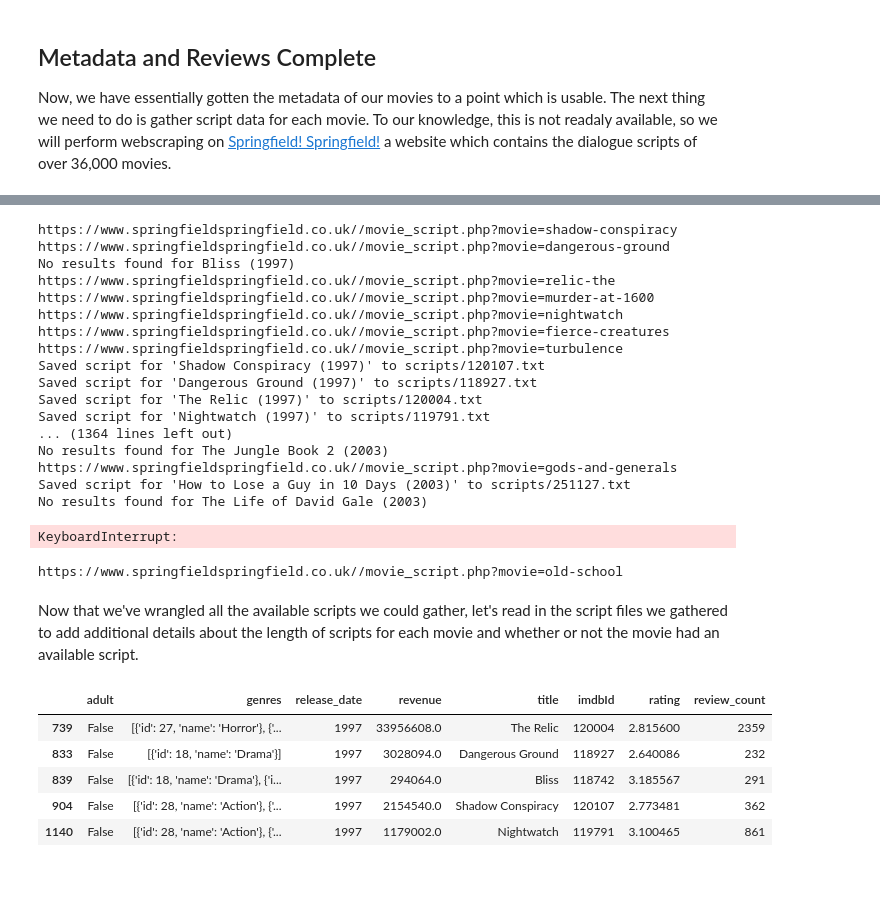
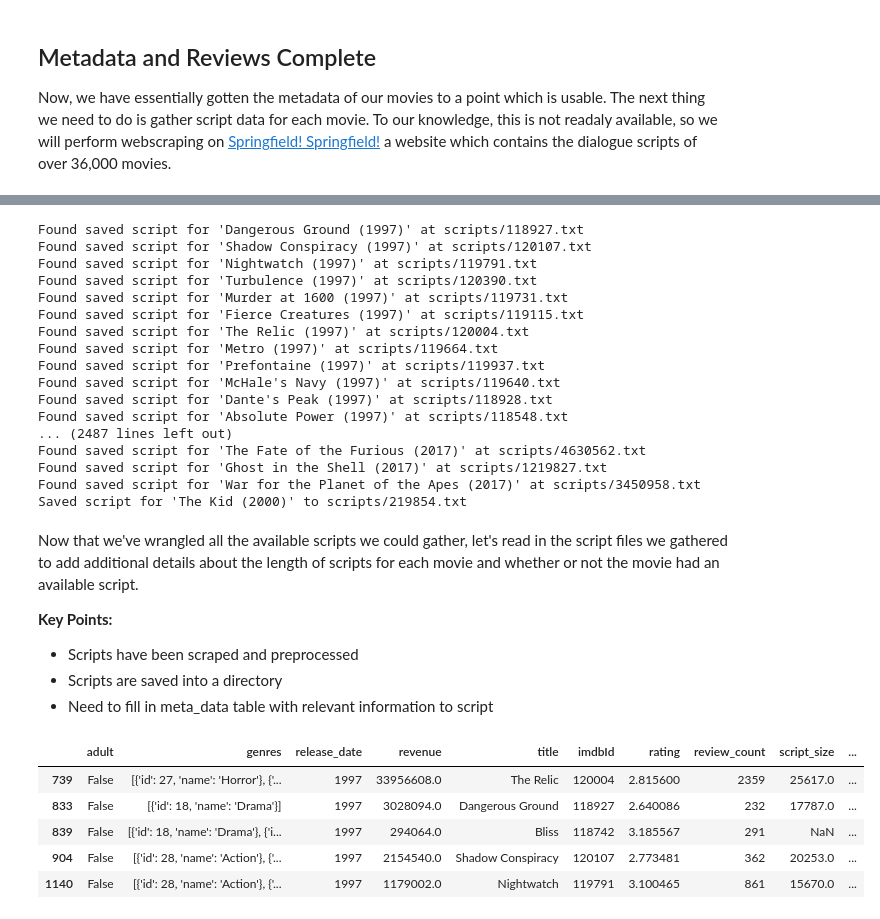
Before and after one commit to ima-quack/COGS108_ProfanityResearch, a Jupyter notebook: DataCheckpointGroup_039-Wi23.ipynb, the cells around one changed output, grey strips where cells are left out. Cells and saved outputs as stored; diff of their text form; code cells hidden in the pictures; blank space fills up the shorter version.

```diff
--- a/DataCheckpointGroup_039-Wi23.ipynb
+++ b/DataCheckpointGroup_039-Wi23.ipynb
@@ -461,37 +529,51 @@ def scrape_and_preprocess_script(row):
 executor = ThreadPoolExecutor(max_workers=8)
 
 # Use the ThreadPoolExecutor to execute the function on each row
-results  = list(executor.map(scrape_and_preprocess_script, meta_data.iterrows()))
+results  = list(executor.map(preprocess_script, links.keys(), links.values()))
 
 executor.shutdown()
 # %% [output]
-https://www.springfieldspringfield.co.uk//movie_script.php?movie=shadow-conspiracy
-https://www.springfieldspringfield.co.uk//movie_script.php?movie=dangerous-ground
-No results found for Bliss (1997)
-https://www.springfieldspringfield.co.uk//movie_script.php?movie=relic-the
-https://www.springfieldspringfield.co.uk//movie_script.php?movie=murder-at-1600
-https://www.springfieldspringfield.co.uk//movie_script.php?movie=nightwatch
-https://www.springfieldspringfield.co.uk//movie_script.php?movie=fierce-creatures
-https://www.springfieldspringfield.co.uk//movie_script.php?movie=turbulence
-Saved script for 'Shadow Conspiracy (1997)' to scripts/120107.txt
-Saved script for 'Dangerous Ground (1997)' to scripts/118927.txt
-Saved script for 'The Relic (1997)' to scripts/120004.txt
-Saved script for 'Nightwatch (1997)' to scripts/119791.txt
-... (1364 lines left out)
-No results found for The Jungle Book 2 (2003)
-https://www.springfieldspringfield.co.uk//movie_script.php?movie=gods-and-generals
-Saved script for 'How to Lose a Guy in 10 Days (2003)' to scripts/251127.txt
-No results found for The Life of David Gale (2003)
+Found saved script for 'Dangerous Ground (1997)' at scripts/118927.txt
+Found saved script for 'Shadow Conspiracy (1997)' at scripts/120107.txt
+Found saved script for 'Nightwatch (1997)' at scripts/119791.txt
+Found saved script for 'Turbulence (1997)' at scripts/120390.txt
+Found saved script for 'Murder at 1600 (1997)' at scripts/119731.txt
+Found saved script for 'Fierce Creatures (1997)' at scripts/119115.txt
+Found saved script for 'The Relic (1997)' at scripts/120004.txt
+Found saved script for 'Metro (1997)' at scripts/119664.txt
+Found saved script for 'Prefontaine (1997)' at scripts/119937.txt
+Found saved script for 'McHale's Navy (1997)' at scripts/119640.txt
+Found saved script for 'Dante's Peak (1997)' at scripts/118928.txt
+Found saved script for 'Absolute Power (1997)' at scripts/118548.txt
+... (2487 lines left out)
+Found saved script for 'The Fate of the Furious (2017)' at scripts/4630562.txt
+Found saved script for 'Ghost in the Shell (2017)' at scripts/1219827.txt
+Found saved script for 'War for the Planet of the Apes (2017)' at scripts/3450958.txt
+Saved script for 'The Kid (2000)' to scripts/219854.txt
-KeyboardInterrupt:
-https://www.springfieldspringfield.co.uk//movie_script.php?movie=old-school
 # %% [markdown]
 Now that we've wrangled all the available scripts we could gather, let's read in the script files we gathered to add additional details about the length of scripts for each movie and whether or not the movie had an available script.
+
+**Key Points:**
+* Scripts have been scraped and preprocessed
+* Scripts are saved into a directory
+* Need to fill in meta_data table with relevant information to script
-# %%
-meta_data.head()
-# %% [output]
-|  | adult | genres | release_date | revenue | title | imdbId | rating | review_count |
-| 739 | False | [{'id': 27, 'name': 'Horror'}, {'... | 1997 | 33956608.0 | The Relic | 120004 | 2.815600 | 2359 |
-| 833 | False | [{'id': 18, 'name': 'Drama'}] | 1997 | 3028094.0 | Dangerous Ground | 118927 | 2.640086 | 232 |
-| 839 | False | [{'id': 18, 'name': 'Drama'}, {'i... | 1997 | 294064.0 | Bliss | 118742 | 3.185567 | 291 |
-| 904 | False | [{'id': 28, 'name': 'Action'}, {'... | 1997 | 2154540.0 | Shadow Conspiracy | 120107 | 2.773481 | 362 |
-| 1140 | False | [{'id': 28, 'name': 'Action'}, {'... | 1997 | 1179002.0 | Nightwatch | 119791 | 3.100465 | 861 |
+# %%
+# Get the path to the script
+for filename in os.listdir('scripts'):
+    imdbId = int(filename[:-4]) # Strip the '.txt' extension to get the imdbId
+    size   = os.path.getsize(f'scripts/{filename}')
+
+    # Set the 'script_size' column for this movie
+    meta_data.loc[meta_data['imdbId'] == imdbId, 'script_size'] = size
+
+# Create a new 'has_script' column which is true if the size of the script is non-zero
+meta_data['has_script'] = meta_data['script_size'].apply(lambda size: size >= 0)
+
+meta_data.head()
+# %% [output]
+|  | adult | genres | release_date | revenue | title | imdbId | rating | review_count | script_size | ... |
+| 739 | False | [{'id': 27, 'name': 'Horror'}, {'... | 1997 | 33956608.0 | The Relic | 120004 | 2.815600 | 2359 | 25617.0 | ... |
+| 833 | False | [{'id': 18, 'name': 'Drama'}] | 1997 | 3028094.0 | Dangerous Ground | 118927 | 2.640086 | 232 | 17787.0 | ... |
+| 839 | False | [{'id': 18, 'name': 'Drama'}, {'i... | 1997 | 294064.0 | Bliss | 118742 | 3.185567 | 291 | NaN | ... |
+| 904 | False | [{'id': 28, 'name': 'Action'}, {'... | 1997 | 2154540.0 | Shadow Conspiracy | 120107 | 2.773481 | 362 | 20253.0 | ... |
+| 1140 | False | [{'id': 28, 'name': 'Action'}, {'... | 1997 | 1179002.0 | Nightwatch | 119791 | 3.100465 | 861 | 15670.0 | ... |
```
Also changed, not shown: parts of 13 cells of this notebook, 2 other files.
